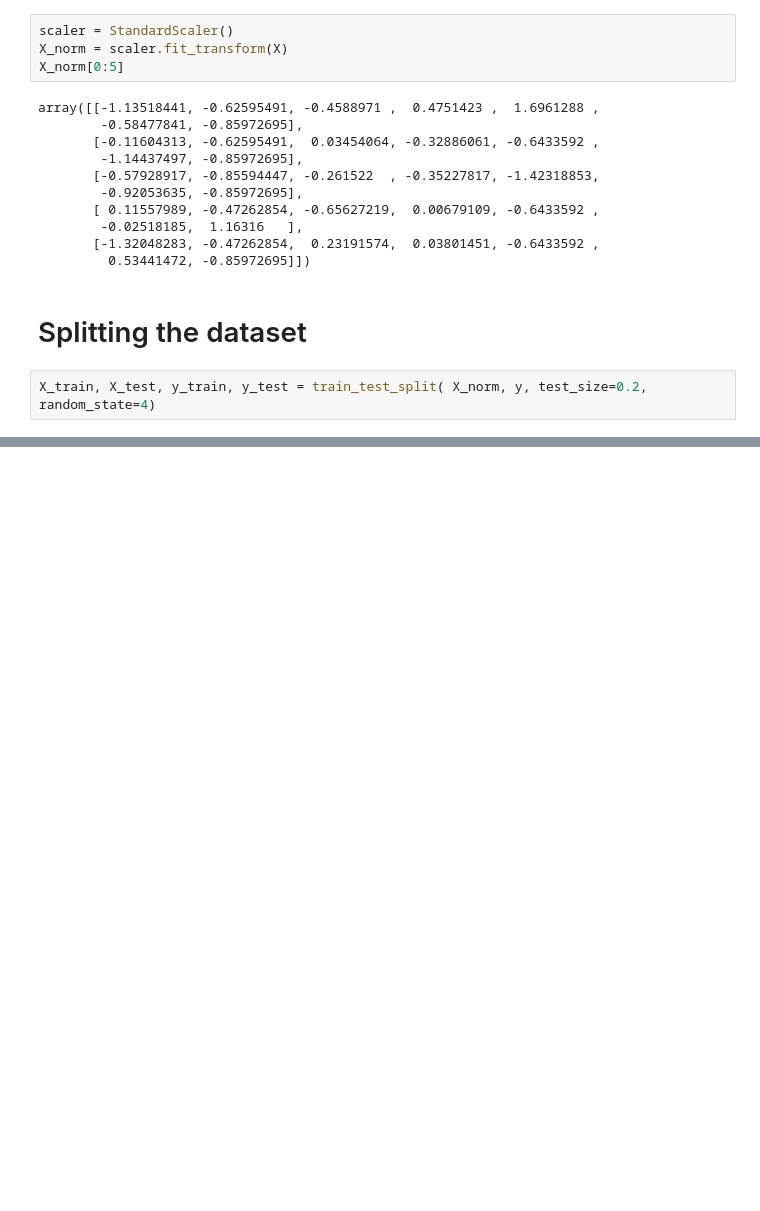
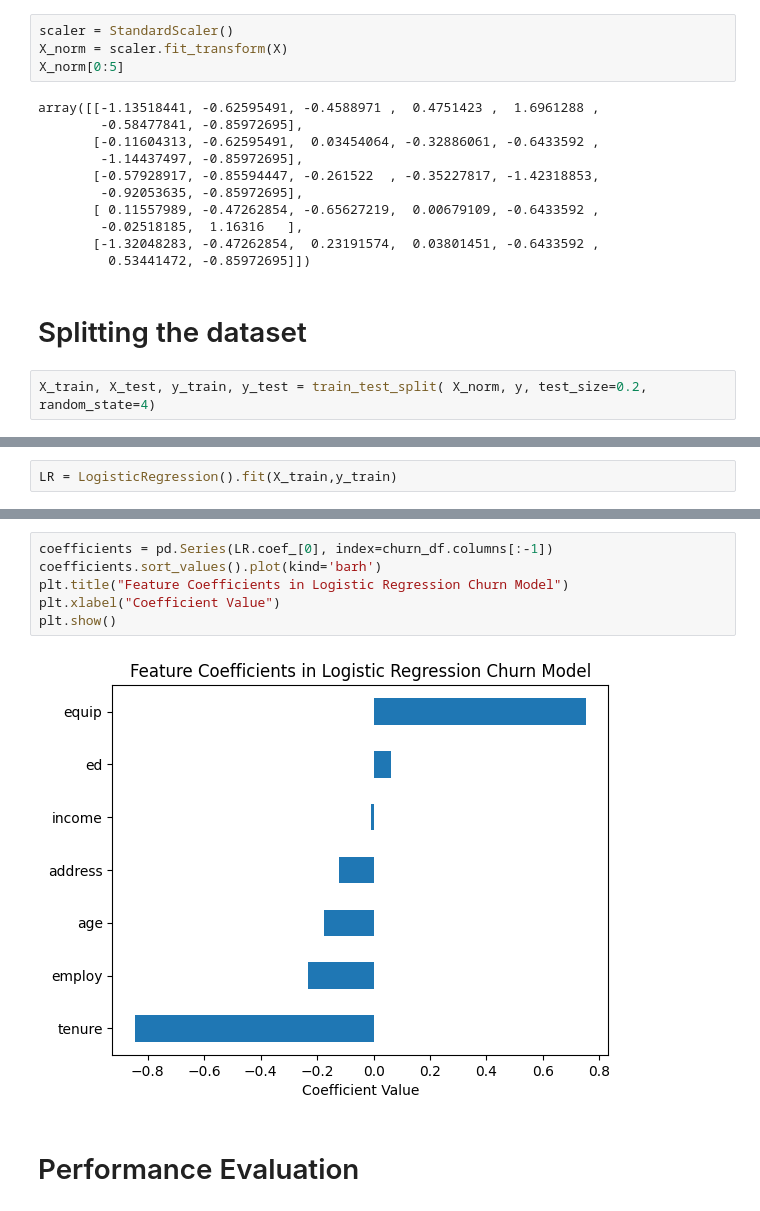
Before and after one commit to Hasan082/AI_and_Machine_learning, a Jupyter notebook: machien_learning/logistic_regression.ipynb, the cells around one changed output, grey strips where cells are left out. Cells and saved outputs as stored; diff of their text form; blank space fills up the shorter version.

```diff
--- a/machien_learning/logistic_regression.ipynb
+++ b/machien_learning/logistic_regression.ipynb
@@ -99,0 +102,2 @@ X_train, X_test, y_train, y_test = train_test_split( X_norm, y, test_size=0.2, r
+# %%
+LR = LogisticRegression().fit(X_train,y_train)
@@ -99,0 +123,10 @@ X_train, X_test, y_train, y_test = train_test_split( X_norm, y, test_size=0.2, r
+# %%
+coefficients = pd.Series(LR.coef_[0], index=churn_df.columns[:-1])
+coefficients.sort_values().plot(kind='barh')
+plt.title("Feature Coefficients in Logistic Regression Churn Model")
+plt.xlabel("Coefficient Value")
+plt.show()
+# %% [output]
+[figure, added]
+# %% [markdown]
+# Performance Evaluation
```
Also changed, not shown: parts of 15 cells of this notebook.
